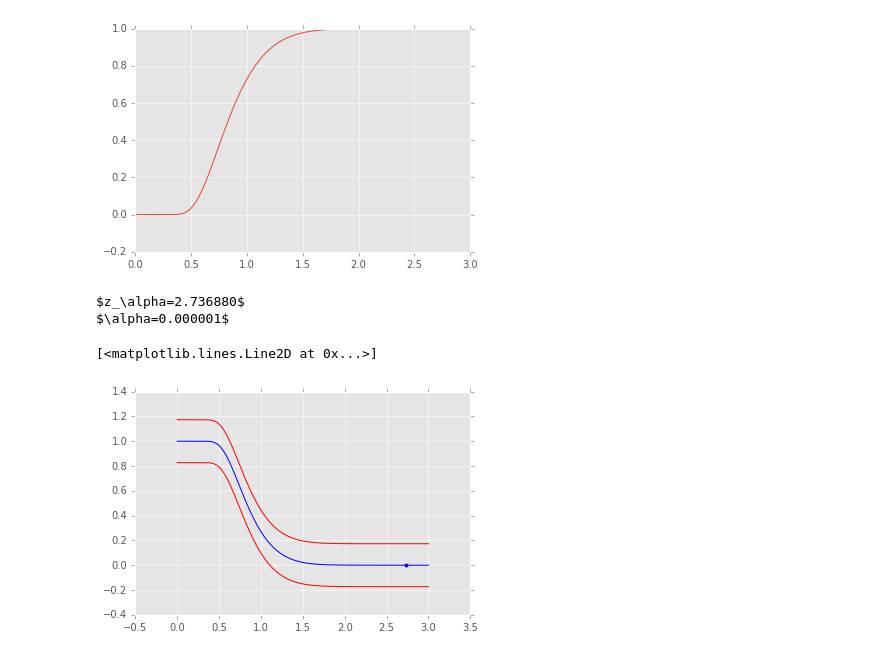
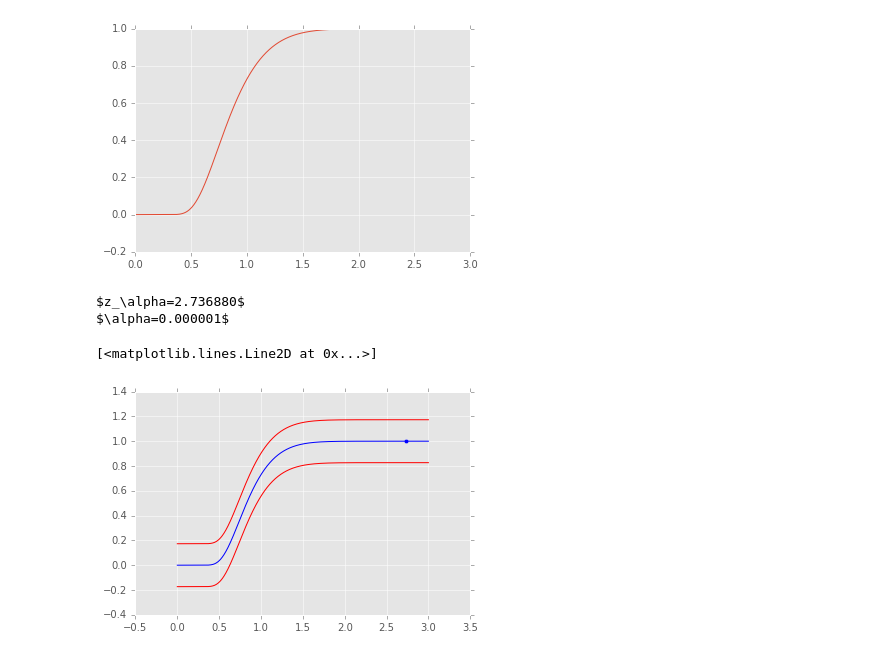
Before and after one commit to RerumNovarum/vsu.stats, a Jupyter notebook: lab_3.ipynb, the cells around one changed output. Drawn from its saved outputs; the diff is of its cells as text; code cells hidden in the pictures.

```diff
--- a/lab_3.ipynb
+++ b/lab_3.ipynb
@@ -57,23 +59,23 @@ plt.plot(x_ab, img)
 # %%
 def K_c(z, eps=.00001): return 1-K(z, eps)
 opt = sp.optimize.minimize(
     K_c,
     2,
     method='l-bfgs-b',
     bounds=((0, 3),))
 z_alpha = opt.x[0]
 alpha = K_c(z_alpha)
 print("$z_\\alpha=%f$"%z_alpha)
 print("$\\alpha=%f$"%alpha)
 ab = np.linspace(0,3,2048)
-img_ab = np.array([K_c(x) for x in ab])
+img_ab = np.array([K(x) for x in ab])
 plt.plot(ab, img_ab, color='blue')
-plt.scatter((z_alpha, ), (K_c(z_alpha),))
+plt.scatter((z_alpha, ), (K(z_alpha),))
 delta = z_alpha/np.sqrt(n)
 plt.plot(ab, img_ab - delta, color='red')
 plt.plot(ab, img_ab + delta, color='red')
 # %% [output]
 $z_\alpha=2.736880$
 $\alpha=0.000001$
 [<matplotlib.lines.Line2D at 0x...>]
-[figure, old version]
+[figure, new version]
```
Also changed, not shown: parts of 2 cells of this notebook, 3 other files.
